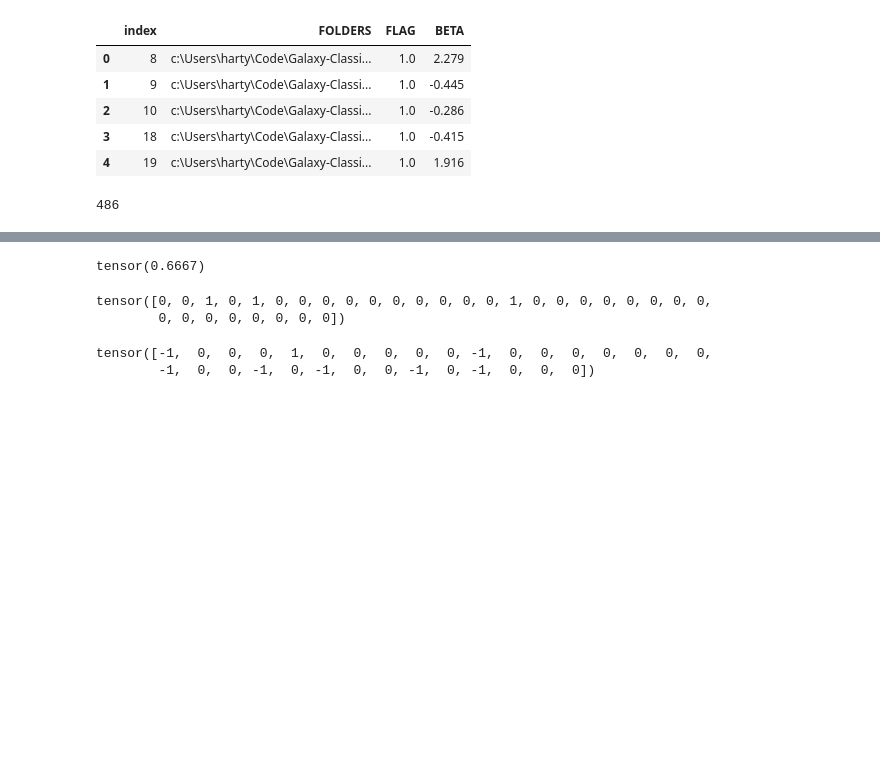
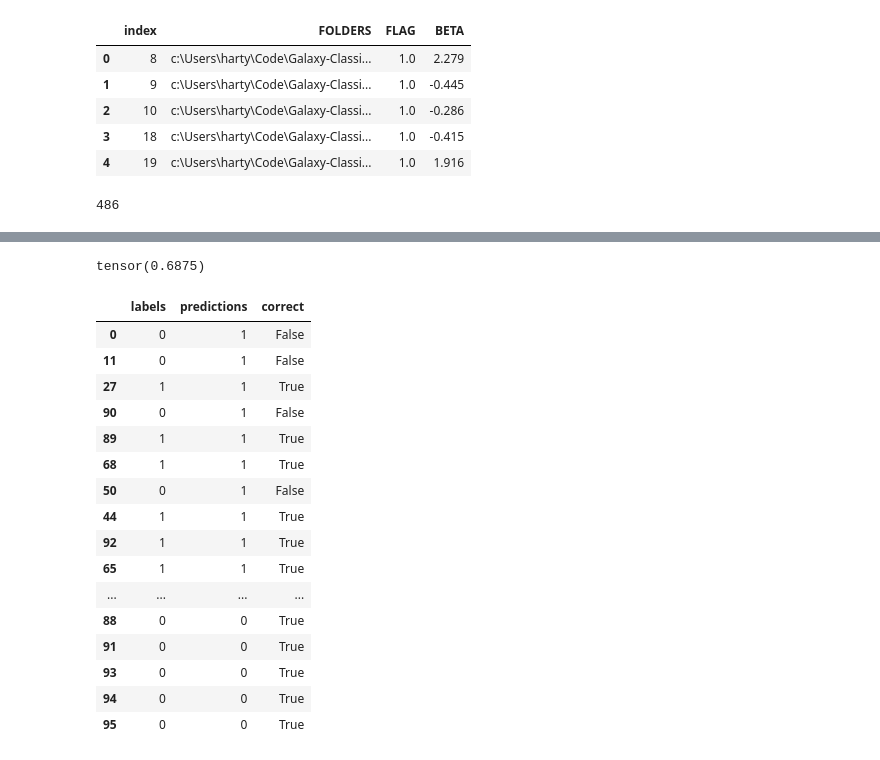
Before and after one commit to hartysimon-sketch/Galaxy-Classifier, a Jupyter notebook: Summer Research/Training/fc_network.ipynb, the cells around one changed output, grey strips where cells are left out. Drawn from its saved outputs; the diff is of its cells as text; code cells hidden in the pictures; blank space fills up the shorter version.

```diff
--- a/Summer Research/Training/fc_network.ipynb
+++ b/Summer Research/Training/fc_network.ipynb
@@ -258,6 +265,9 @@ if RUN:
 
     corr = 0
     tot = 0
+
+    preds = []
+    lbls = []
 
     with torch.no_grad():
         for data, labels in val_loader:
@@ -271,19 +281,37 @@ if RUN:
             predictions = torch.argmax(outputs, dim=1)
             corr += (predictions == labels).float().sum()
 
+            preds.extend(predictions.tolist())
+            lbls.extend(labels.tolist())
+
     print(corr / tot)
 # %% [output]
-tensor(0.6667)
+tensor(0.6875)
-# %%
-predictions
-# %% [output]
-tensor([0, 0, 1, 0, 1, 0, 0, 0, 0, 0, 0, 0, 0, 0, 0, 1, 0, 0, 0, 0, 0, 0, 0, 0,
-        0, 0, 0, 0, 0, 0, 0, 0])
-# %%
-predictions - labels
-# %% [output]
-tensor([-1,  0,  0,  0,  1,  0,  0,  0,  0,  0, -1,  0,  0,  0,  0,  0,  0,  0,
-        -1,  0,  0, -1,  0, -1,  0,  0, -1,  0, -1,  0,  0,  0])
+# %%
+resdf = pd.DataFrame()
+resdf['labels'] = lbls
+resdf['predictions'] = preds
+resdf['correct'] = resdf['labels'] == resdf['predictions']
+resdf = resdf.sort_values(by='predictions', ascending=False)
+resdf
+# %% [output]
+|  | labels | predictions | correct |
+| 0 | 0 | 1 | False |
+| 11 | 0 | 1 | False |
+| 27 | 1 | 1 | True |
+| 90 | 0 | 1 | False |
+| 89 | 1 | 1 | True |
+| 68 | 1 | 1 | True |
+| 50 | 0 | 1 | False |
+| 44 | 1 | 1 | True |
+| 92 | 1 | 1 | True |
+| 65 | 1 | 1 | True |
+| ... | ... | ... | ... |
+| 88 | 0 | 0 | True |
+| 91 | 0 | 0 | True |
+| 93 | 0 | 0 | True |
+| 94 | 0 | 0 | True |
+| 95 | 0 | 0 | True |
 # %%
 if RUN:
     # save the model along with loss curve data so I can test different parameters and keep the best one
```
Also changed, not shown: parts of 8 cells of this notebook, 10 other files.
